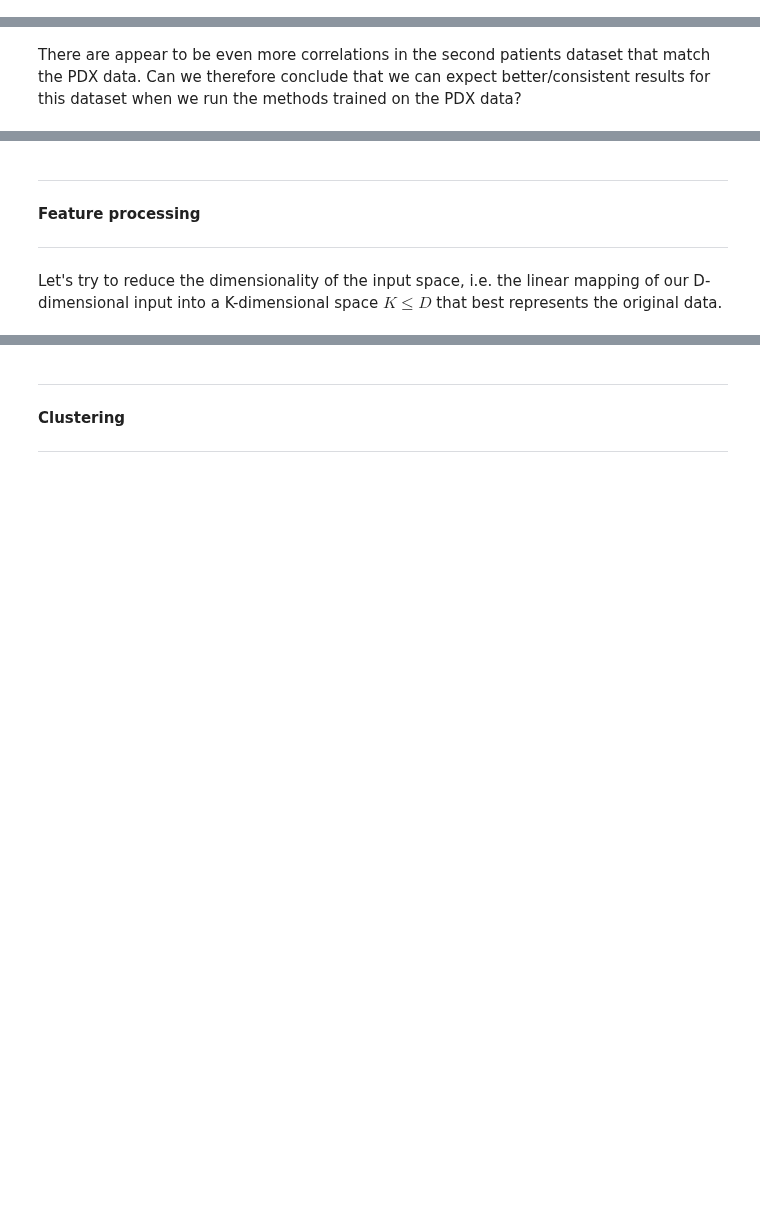
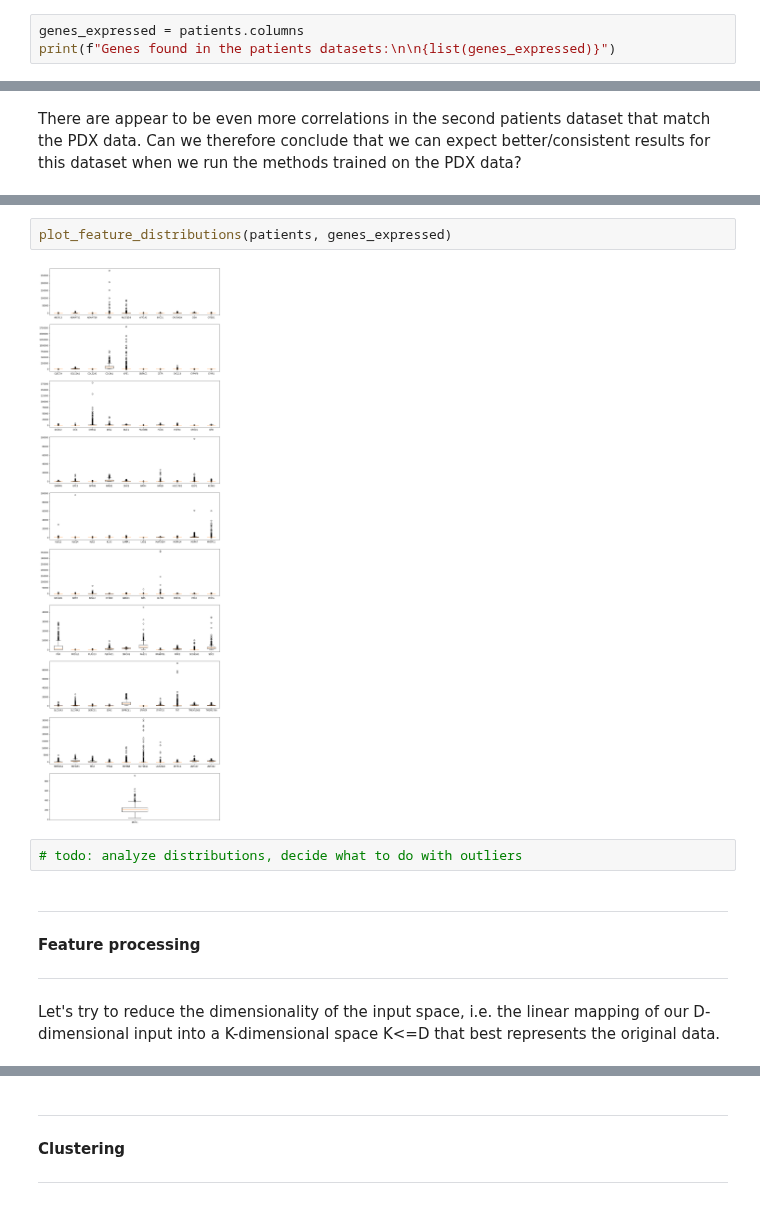
Before and after one commit to valentinoli/pdx, a Jupyter notebook: scripts/dataExploration.ipynb, the cells around one changed output, grey strips where cells are left out. Saved outputs shown, nothing was run; the diff lists cells and outputs as text; blank space fills up the shorter version.

```diff
--- a/scripts/dataExploration.ipynb
+++ b/scripts/dataExploration.ipynb
@@ -144,0 +80,3 @@ Name: genes, Length: 91, dtype: object
+# %%
+genes_expressed = patients.columns
+print(f"Genes found in the patients datasets:\n\n{list(genes_expressed)}")
@@ -221,7 +245,13 @@ dtype: float64
+# %%
+plot_feature_distributions(patients, genes_expressed)
+# %% [output]
+[figure, added]
+# %%
+# todo: analyze distributions, decide what to do with outliers
 # %% [markdown]
 ***
 **Feature processing**
 ***
 # %% [markdown]
-Let's try to reduce the dimensionality of the input space, i.e. the linear mapping of our D-dimensional input into a K-dimensional space $K\leq D$ that best represents the original data.
+Let's try to reduce the dimensionality of the input space, i.e. the linear mapping of our D-dimensional input into a K-dimensional space K<=D that best represents the original data.
 # %%
```
Also changed, not shown: parts of 42 cells of this notebook, 4 other files.
